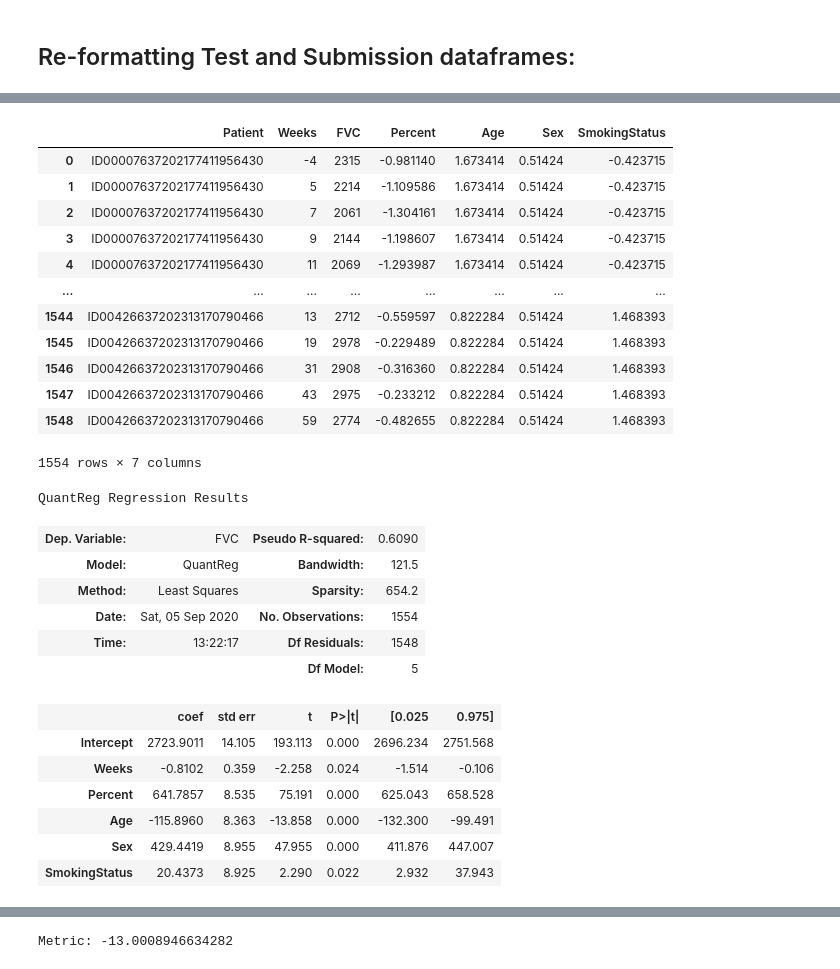
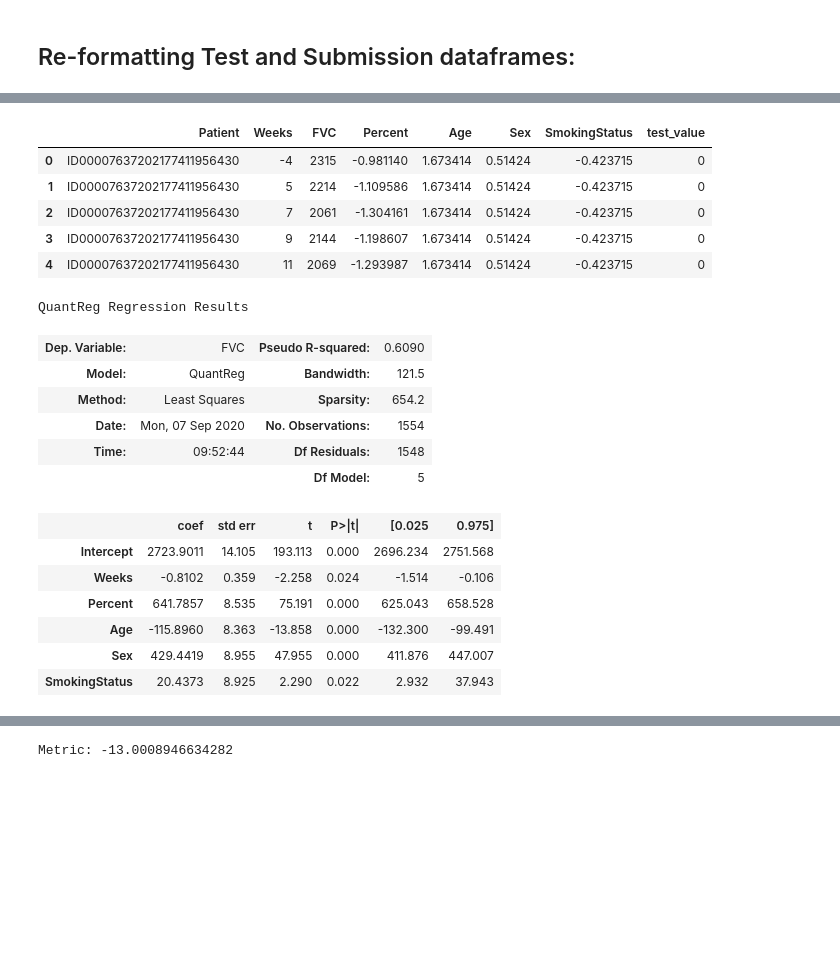
Before and after one commit to Knk00/Chest-Pulmonary-Disease-Identification, a Jupyter notebook: Models/Multi_linear_reg_model.ipynb, the cells around one changed output, grey strips where cells are left out. Cells and saved outputs as stored; diff of their text form; code cells hidden in the pictures; blank space fills up the shorter version.

```diff
--- a/Models/Multi_linear_reg_model.ipynb
+++ b/Models/Multi_linear_reg_model.ipynb
@@ -31,3 +21,11 @@ from statsmodels.formula.api import quantreg
 train = pd.read_csv('train.csv')
 test = pd.read_csv('test.csv')
 submission = pd.read_csv('sample_submission.csv')
+
+train['test_value'] = 0
+test['test_value'] = 1
+
+train = pd.concat( (train, test) )
+train.sort_values(['Patient', 'Weeks'], inplace = True)
+
+train.head()
@@ -57,51 +44,45 @@ train
-# %%
-train['Sex'] = pd.factorize(train['Sex'], sort=True)[0]
-train['SmokingStatus'] = pd.factorize(train['SmokingStatus'], sort=True)[0]
 # %%
-# Standard Scaling:
-sc = StandardScaler()
-train[['Percent', 'Age', 'Sex', 'SmokingStatus']] = sc.fit_transform(train[['Percent',
-                                                                                     'Age', 'Sex', 'SmokingStatus']])
-train
+def encode_and_scale(df):
+    le = LabelEncoder()
+    df['Sex'] = le.fit_transform(df['Sex'])
+    df['SmokingStatus'] = le.fit_transform(df['SmokingStatus'])
+    sc = StandardScaler()
+    train[['Percent', 'Age', 'Sex', 'SmokingStatus']] = sc.fit_transform(train[['Percent', 'Age', 'Sex', 'SmokingStatus']])
+    return df
+
+train = encode_and_scale(train)
+train.head()
 # %% [output]
-|  | Patient | Weeks | FVC | Percent | Age | Sex | SmokingStatus |
-| 0 | ID00007637202177411956430 | -4 | 2315 | -0.981140 | 1.673414 | 0.51424 | -0.423715 |
-| 1 | ID00007637202177411956430 | 5 | 2214 | -1.109586 | 1.673414 | 0.51424 | -0.423715 |
-| 2 | ID00007637202177411956430 | 7 | 2061 | -1.304161 | 1.673414 | 0.51424 | -0.423715 |
-| 3 | ID00007637202177411956430 | 9 | 2144 | -1.198607 | 1.673414 | 0.51424 | -0.423715 |
-| 4 | ID00007637202177411956430 | 11 | 2069 | -1.293987 | 1.673414 | 0.51424 | -0.423715 |
-| ... | ... | ... | ... | ... | ... | ... | ... |
-| 1544 | ID00426637202313170790466 | 13 | 2712 | -0.559597 | 0.822284 | 0.51424 | 1.468393 |
-| 1545 | ID00426637202313170790466 | 19 | 2978 | -0.229489 | 0.822284 | 0.51424 | 1.468393 |
-| 1546 | ID00426637202313170790466 | 31 | 2908 | -0.316360 | 0.822284 | 0.51424 | 1.468393 |
-| 1547 | ID00426637202313170790466 | 43 | 2975 | -0.233212 | 0.822284 | 0.51424 | 1.468393 |
-| 1548 | ID00426637202313170790466 | 59 | 2774 | -0.482655 | 0.822284 | 0.51424 | 1.468393 |
+|  | Patient | Weeks | FVC | Percent | Age | Sex | SmokingStatus | test_value |
+| 0 | ID00007637202177411956430 | -4 | 2315 | -0.981140 | 1.673414 | 0.51424 | -0.423715 | 0 |
+| 1 | ID00007637202177411956430 | 5 | 2214 | -1.109586 | 1.673414 | 0.51424 | -0.423715 | 0 |
+| 2 | ID00007637202177411956430 | 7 | 2061 | -1.304161 | 1.673414 | 0.51424 | -0.423715 | 0 |
+| 3 | ID00007637202177411956430 | 9 | 2144 | -1.198607 | 1.673414 | 0.51424 | -0.423715 | 0 |
+| 4 | ID00007637202177411956430 | 11 | 2069 | -1.293987 | 1.673414 | 0.51424 | -0.423715 | 0 |
-1554 rows × 7 columns
 # %%
-# Quant-reg Model:
+# Modelled using statsmodels.formula.api.quant_reg:
 modelL = quantreg('FVC ~ Weeks+Percent+Age+Sex+SmokingStatus',
                            train).fit(q = 0.25)
 model = quantreg('FVC ~ Weeks+Percent+Age+Sex+SmokingStatus',
                            train).fit(q = 0.5)
 modelH = quantreg('FVC ~ Weeks+Percent+Age+Sex+SmokingStatus',
                            train).fit(q = 0.75)
+model.summary()
+# %% [output]
+QuantReg Regression Results
+| Dep. Variable: | FVC | Pseudo R-squared: | 0.6090 |
+| Model: | QuantReg | Bandwidth: | 121.5 |
+| Method: | Least Squares | Sparsity: | 654.2 |
+| Date: | Mon, 07 Sep 2020 | No. Observations: | 1554 |
+| Time: | 09:52:44 | Df Residuals: | 1548 |
+|  |  | Df Model: | 5 |
+|  | coef | std err | t | P>|t| | [0.025 | 0.975] |
+| Intercept | 2723.9011 | 14.105 | 193.113 | 0.000 | 2696.234 | 2751.568 |
+| Weeks | -0.8102 | 0.359 | -2.258 | 0.024 | -1.514 | -0.106 |
+| Percent | 641.7857 | 8.535 | 75.191 | 0.000 | 625.043 | 658.528 |
+| Age | -115.8960 | 8.363 | -13.858 | 0.000 | -132.300 | -99.491 |
+| Sex | 429.4419 | 8.955 | 47.955 | 0.000 | 411.876 | 447.007 |
+| SmokingStatus | 20.4373 | 8.925 | 2.290 | 0.022 | 2.932 | 37.943 |
-# %%
-model.summary()
-# %% [output]
-QuantReg Regression Results
-| Dep. Variable: | FVC | Pseudo R-squared: | 0.6090 |
-| Model: | QuantReg | Bandwidth: | 121.5 |
-| Method: | Least Squares | Sparsity: | 654.2 |
-| Date: | Sat, 05 Sep 2020 | No. Observations: | 1554 |
-| Time: | 13:22:17 | Df Residuals: | 1548 |
-|  |  | Df Model: | 5 |
-|  | coef | std err | t | P>|t| | [0.025 | 0.975] |
-| Intercept | 2723.9011 | 14.105 | 193.113 | 0.000 | 2696.234 | 2751.568 |
-| Weeks | -0.8102 | 0.359 | -2.258 | 0.024 | -1.514 | -0.106 |
-| Percent | 641.7857 | 8.535 | 75.191 | 0.000 | 625.043 | 658.528 |
-| Age | -115.8960 | 8.363 | -13.858 | 0.000 | -132.300 | -99.491 |
-| Sex | 429.4419 | 8.955 | 47.955 | 0.000 | 411.876 | 447.007 |
-| SmokingStatus | 20.4373 | 8.925 | 2.290 | 0.022 | 2.932 | 37.943 |
 # %%
 train['y_predL'] = modelL.predict(train).values
 train['y_pred'] = model.predict(train).values
```
Also changed, not shown: parts of 19 cells of this notebook.
